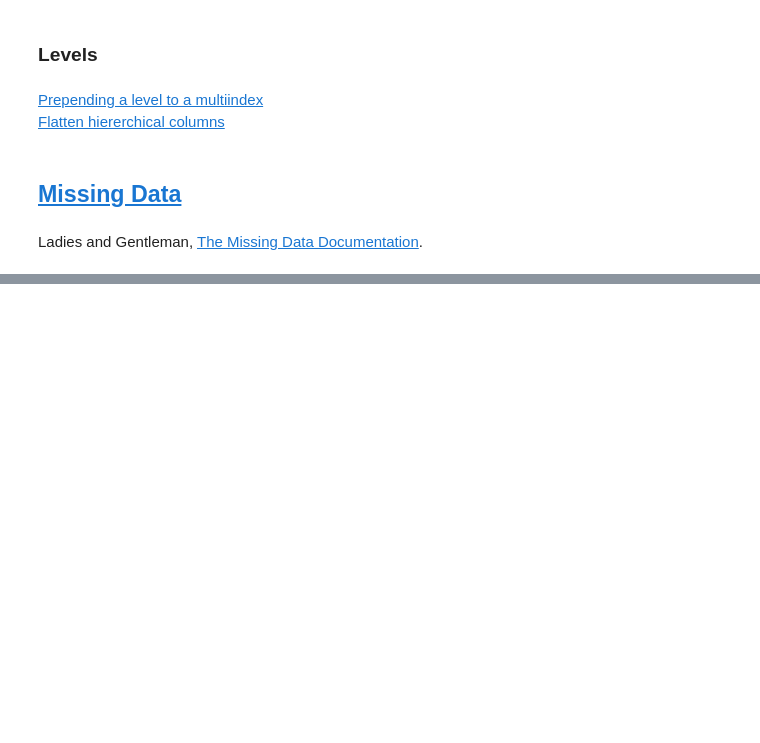
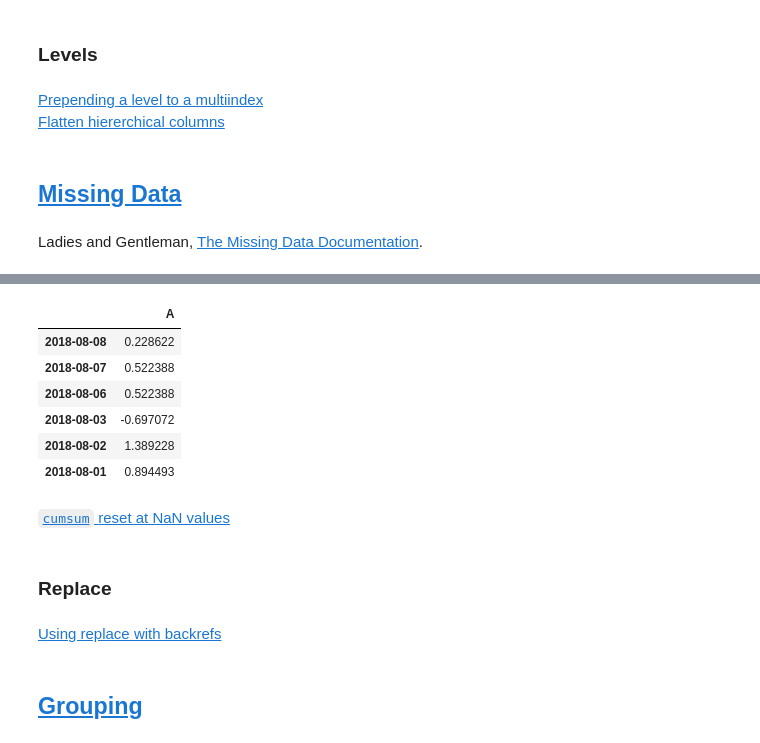
Before and after one commit to bgroveben/python3_machine_learning_projects, a Jupyter notebook: learn_kaggle/pandas/pandas_cookbook.ipynb, the cells around one changed output, grey strips where cells are left out. Cells and saved outputs as stored; diff of their text form; code cells hidden in the pictures; blank space fills up the shorter version.

Commit message:
More pandas -- dealing with missing values

```diff
--- a/learn_kaggle/pandas/pandas_cookbook.ipynb
+++ b/learn_kaggle/pandas/pandas_cookbook.ipynb
@@ -780,0 +806,18 @@ Ladies and Gentleman, [The Missing Data Documentation](https://pandas.pydata.org
+# %%
+df.reindex(df.index[::-1]).ffill()
+# %% [output]
+|  | A |
+| 2018-08-08 | 0.228622 |
+| 2018-08-07 | 0.522388 |
+| 2018-08-06 | 0.522388 |
+| 2018-08-03 | -0.697072 |
+| 2018-08-02 | 1.389228 |
+| 2018-08-01 | 0.894493 |
+# %% [markdown]
+[`cumsum` reset at NaN values](https://stackoverflow.com/questions/18196811/cumsum-reset-at-nan)
+# %% [markdown]
+### Replace
+# %% [markdown]
+[Using replace with backrefs](https://stackoverflow.com/questions/16818871/extracting-value-and-creating-new-column-out-of-it)
+# %% [markdown]
+## [Grouping](https://pandas.pydata.org/pandas-docs/stable/cookbook.html#grouping)
```
Also changed, not shown: parts of 8 cells of this notebook.
